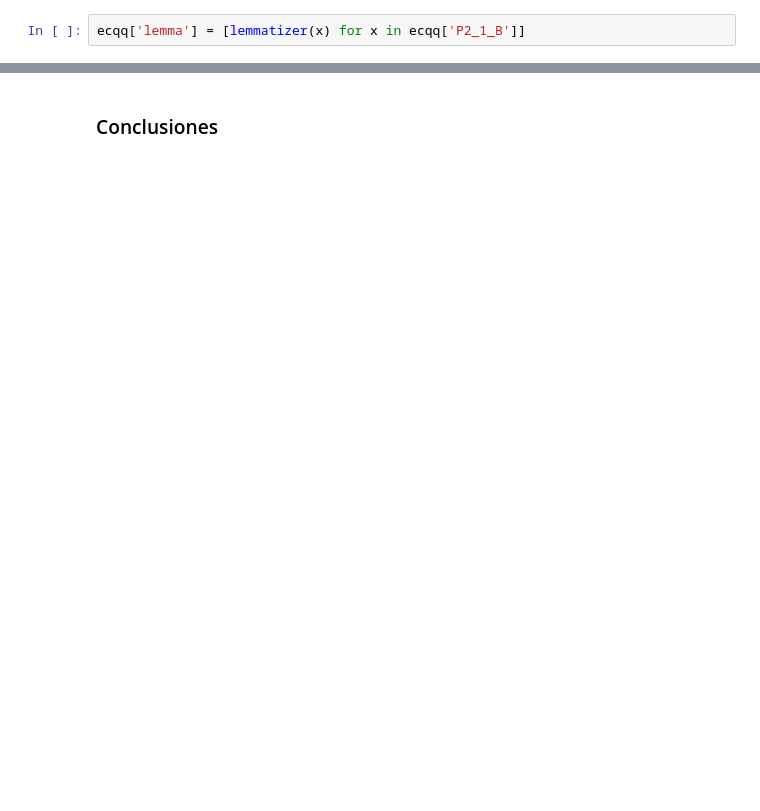
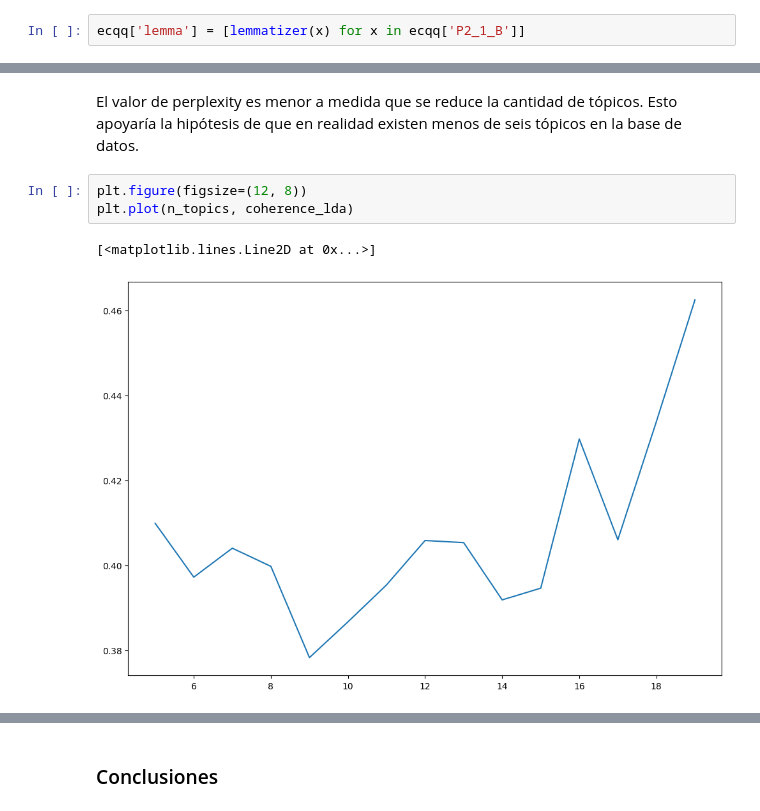
Before and after one commit to principioincertidumbre/Procesamiento-Lenguaje-Natural, a Jupyter notebook: Tarea_2/Notebook/tarea2_sofia_vits.ipynb, the cells around one changed output, grey strips where cells are left out. Saved outputs shown, nothing was run; the diff lists cells and outputs as text; blank space fills up the shorter version.

```diff
--- a/Tarea_2/Notebook/tarea2_sofia_vits.ipynb
+++ b/Tarea_2/Notebook/tarea2_sofia_vits.ipynb
@@ -164,0 +564,8 @@ ecqq.to_csv('ecqq_preprocesado.csv',sep='\t', index=False)
+# %% [markdown]
+El valor de perplexity es menor a medida que se reduce la cantidad de tópicos. Esto apoyaría la hipótesis de que en realidad existen menos de seis tópicos en la base de datos.
+# %%
+plt.figure(figsize=(12, 8))
+plt.plot(n_topics, coherence_lda)
+# %% [output]
+[<matplotlib.lines.Line2D at 0x...>]
+[figure, added]
```
Also changed, not shown: parts of 84 cells of this notebook.
